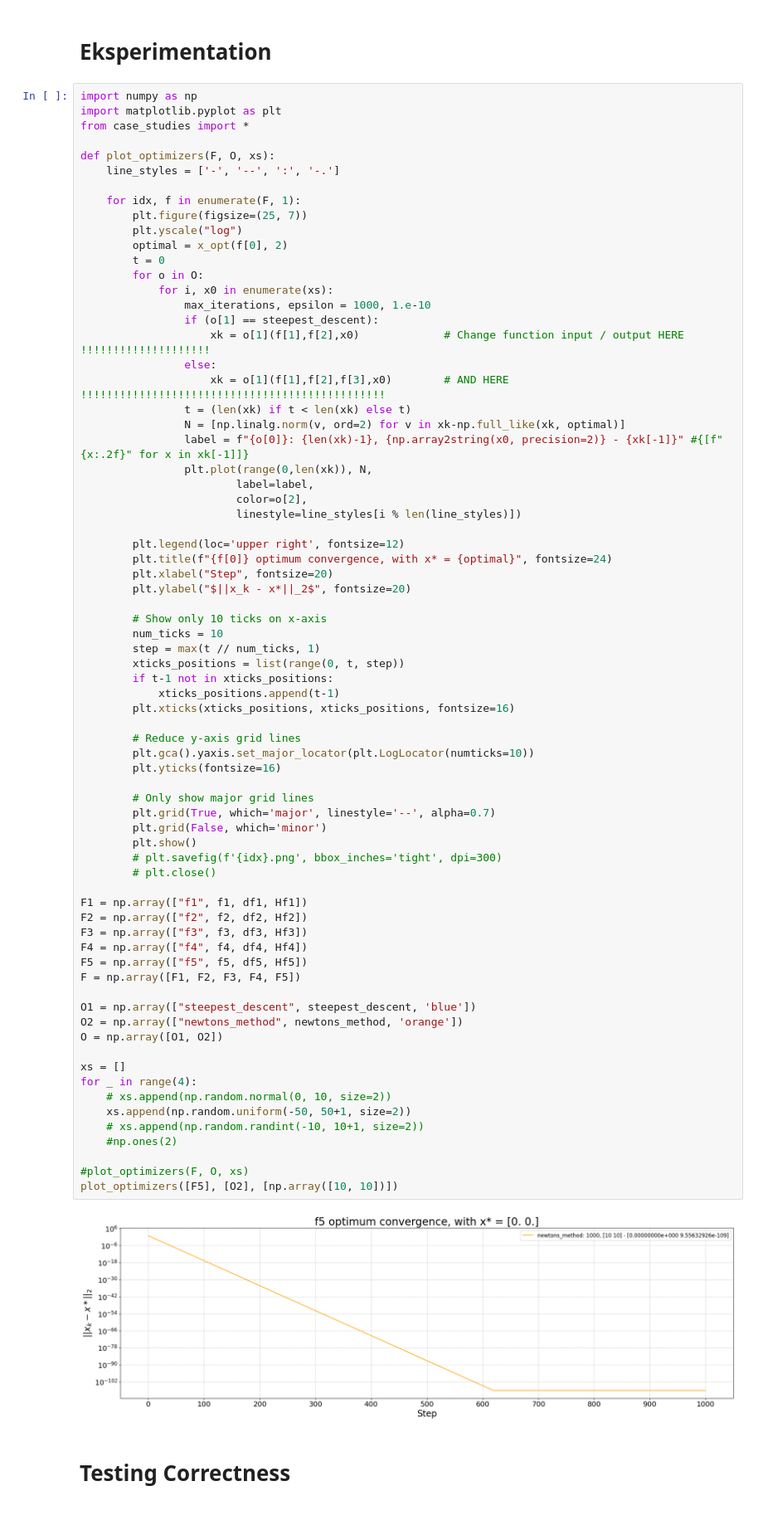
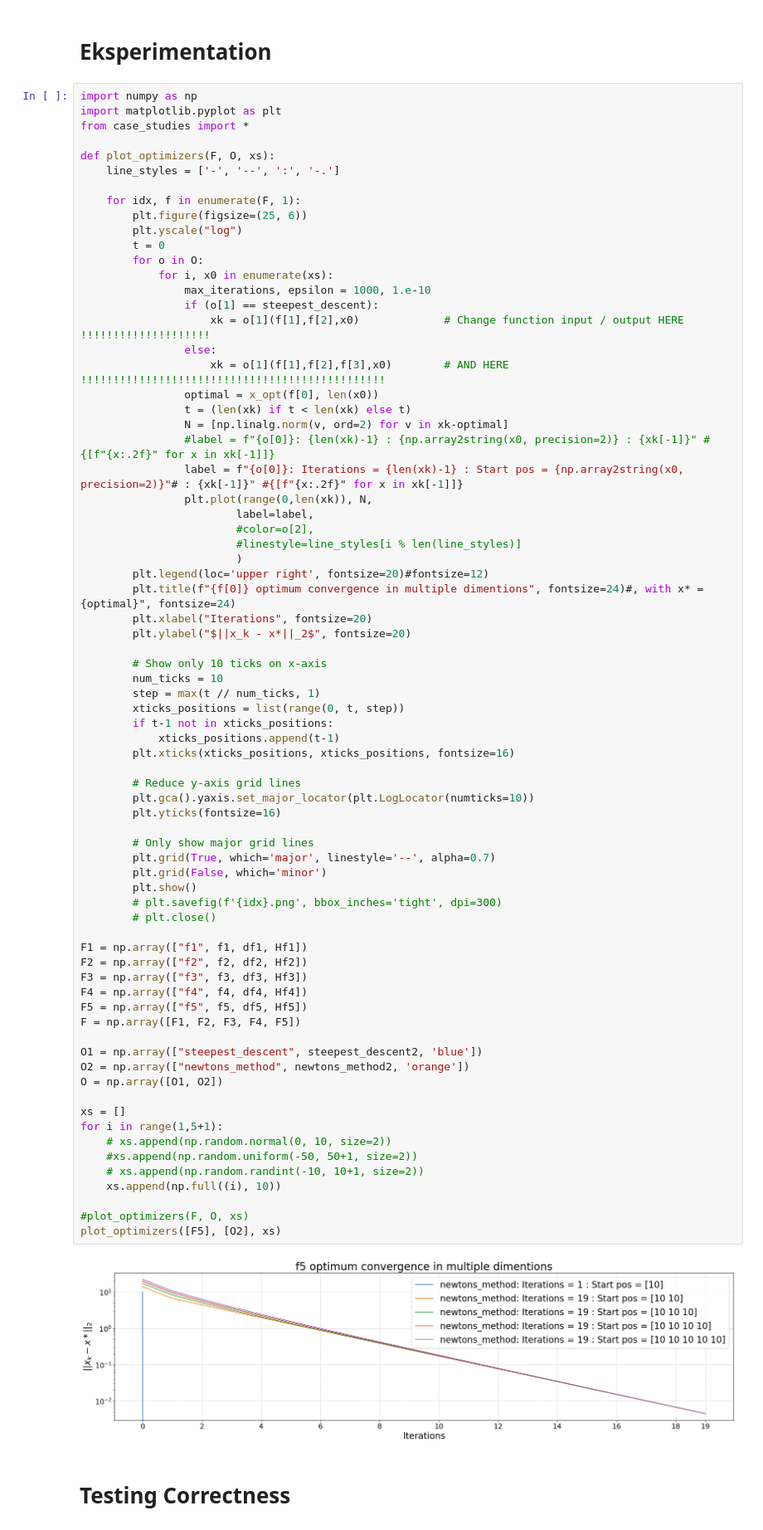
Before and after one commit to mVigholt/NO, a Jupyter notebook: Week 2/Eksperiments.ipynb, the cells around one changed output. Shown at 83% size. Saved outputs shown, nothing was run; the diff lists cells and outputs as text.

```diff
--- a/Week 2/Eksperiments.ipynb
+++ b/Week 2/Eksperiments.ipynb
@@ -105,9 +135,8 @@ def plot_optimizers(F, O, xs):
     line_styles = ['-', '--', ':', '-.']
 
     for idx, f in enumerate(F, 1):
-        plt.figure(figsize=(25, 7))
+        plt.figure(figsize=(25, 6))
         plt.yscale("log")
-        optimal = x_opt(f[0], 2)
         t = 0
         for o in O:
             for i, x0 in enumerate(xs):
@@ -116,17 +145,19 @@ def plot_optimizers(F, O, xs):
                     xk = o[1](f[1],f[2],x0)             # Change function input / output HERE !!!!!!!!!!!!!!!!!!!!
                 else:
                     xk = o[1](f[1],f[2],f[3],x0)        # AND HERE !!!!!!!!!!!!!!!!!!!!!!!!!!!!!!!!!!!!!!!!!!!!!!!
+                optimal = x_opt(f[0], len(x0))
                 t = (len(xk) if t < len(xk) else t)
-                N = [np.linalg.norm(v, ord=2) for v in xk-np.full_like(xk, optimal)]
-                label = f"{o[0]}: {len(xk)-1}, {np.array2string(x0, precision=2)} - {xk[-1]}" #{[f"{x:.2f}" for x in xk[-1]]}
+                N = [np.linalg.norm(v, ord=2) for v in xk-optimal]
+                #label = f"{o[0]}: {len(xk)-1} : {np.array2string(x0, precision=2)} : {xk[-1]}" #{[f"{x:.2f}" for x in xk[-1]]}
+                label = f"{o[0]}: Iterations = {len(xk)-1} : Start pos = {np.array2string(x0, precision=2)}"# : {xk[-1]}" #{[f"{x:.2f}" for x in xk[-1]]}
                 plt.plot(range(0,len(xk)), N,
                         label=label,
-                        color=o[2],
-                        linestyle=line_styles[i % len(line_styles)])
-
-        plt.legend(loc='upper right', fontsize=12)
-        plt.title(f"{f[0]} optimum convergence, with x* = {optimal}", fontsize=24)
-        plt.xlabel("Step", fontsize=20)
+                        #color=o[2],
+                        #linestyle=line_styles[i % len(line_styles)]
+                        )
+        plt.legend(loc='upper right', fontsize=20)#fontsize=12)
+        plt.title(f"{f[0]} optimum convergence in multiple dimentions", fontsize=24)#, with x* = {optimal}", fontsize=24)
+        plt.xlabel("Iterations", fontsize=20)
         plt.ylabel("$||x_k - x*||_2$", fontsize=20)
 
         # Show only 10 ticks on x-axis
@@ -136,40 +167,40 @@ def plot_optimizers(F, O, xs):
         if t-1 not in xticks_positions:
             xticks_positions.append(t-1)
         plt.xticks(xticks_positions, xticks_positions, fontsize=16)
 
         # Reduce y-axis grid lines
         plt.gca().yaxis.set_major_locator(plt.LogLocator(numticks=10))
         plt.yticks(fontsize=16)
 
         # Only show major grid lines
         plt.grid(True, which='major', linestyle='--', alpha=0.7)
         plt.grid(False, which='minor')
         plt.show()
         # plt.savefig(f'{idx}.png', bbox_inches='tight', dpi=300)
         # plt.close()
 
 F1 = np.array(["f1", f1, df1, Hf1])
 F2 = np.array(["f2", f2, df2, Hf2])
 F3 = np.array(["f3", f3, df3, Hf3])
 F4 = np.array(["f4", f4, df4, Hf4])
 F5 = np.array(["f5", f5, df5, Hf5])
 F = np.array([F1, F2, F3, F4, F5])
 
-O1 = np.array(["steepest_descent", steepest_descent, 'blue'])
-O2 = np.array(["newtons_method", newtons_method, 'orange'])
+O1 = np.array(["steepest_descent", steepest_descent2, 'blue'])
+O2 = np.array(["newtons_method", newtons_method2, 'orange'])
 O = np.array([O1, O2])
 
 xs = []
-for _ in range(4):
+for i in range(1,5+1):
     # xs.append(np.random.normal(0, 10, size=2))
-    xs.append(np.random.uniform(-50, 50+1, size=2))
+    #xs.append(np.random.uniform(-50, 50+1, size=2))
     # xs.append(np.random.randint(-10, 10+1, size=2))
-    #np.ones(2)
+    xs.append(np.full((i), 10))
 
 #plot_optimizers(F, O, xs)
-plot_optimizers([F5], [O2], [np.array([10, 10])])
+plot_optimizers([F5], [O2], xs)
 # %% [output]
-[figure, old version]
+[figure, new version]
 # %% [markdown]
 # Testing Correctness
 # %%
```
Also changed, not shown: parts of 3 cells of this notebook.
